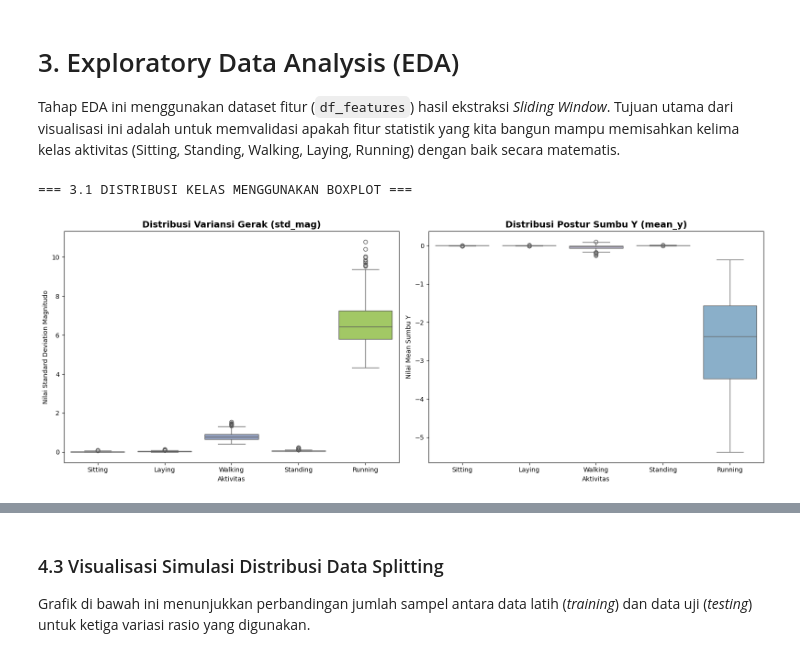
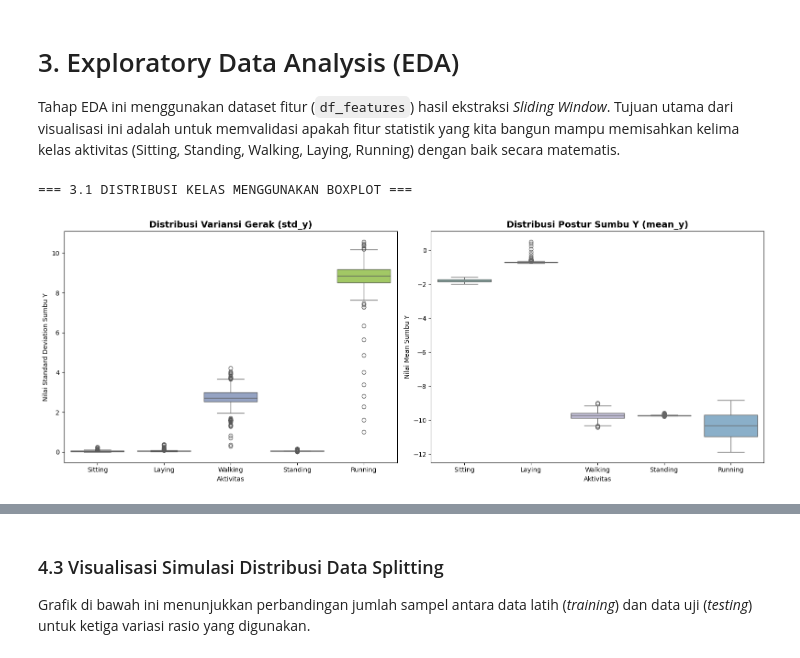
Before and after one commit to AgusHartono-Star/Pembelajaran-Mesin-Agus-Hartono, a Jupyter notebook: Case_Project_Machine_Learning_Agus_Hartono_E1E124025.ipynb, the cells around one changed output, grey strips where cells are left out. Cells and saved outputs as stored; diff of their text form; code cells hidden in the pictures.

```diff
--- a/Case_Project_Machine_Learning_Agus_Hartono_E1E124025.ipynb
+++ b/Case_Project_Machine_Learning_Agus_Hartono_E1E124025.ipynb
@@ -54,11 +64,12 @@ import os
 # Menggunakan daftar file eksplisit milikmu untuk keamanan ekstra
 # Pastikan nama file di bawah ini sama persis dengan yang ada di menu "Files" Colab (kiri layar)
 files_to_combine = [
-    '/content/dataset_Sitting_20260404_202827.csv',
-    '/content/dataset_Laying_20260404_204139.csv',
-    '/content/dataset_Walking_20260404_203619.csv',
-    '/content/dataset_Standing_20260404_203224.csv',
-    '/content/dataset_manual_Running.csv'
+    '/content/dataset_Sitting_20260409_144238.csv',
+    '/content/dataset_Laying_20260409_145824.csv',
+    '/content/dataset_manual_Walking.csv',
+    '/content/dataset_Standing_20260409_150225.csv',
+    '/content/dataset_manual_Running.csv',
+
 ]
 
 data_frames = []
@@ -264,29 +306,33 @@ Tahap EDA ini menggunakan dataset fitur (`df_features`) hasil ekstraksi *Sliding
 # %%
 import matplotlib.pyplot as plt
 import seaborn as sns
+import pandas as pd
 
 print("=== 3.1 DISTRIBUSI KELAS MENGGUNAKAN BOXPLOT ===")
+
+# Combine train and test features for EDA
+df_features = pd.concat([df_train_features, df_test_features], ignore_index=True)
 
 plt.figure(figsize=(16, 6))
 
 # Grafik Kiri: Boxplot Intensitas Gerak
 plt.subplot(1, 2, 1)
 # PERBAIKAN: Tambahkan hue='Activity_Label' dan legend=False
-sns.boxplot(x='Activity_Label', y='std_mag', data=df_features, hue='Activity_Label', palette='Set2', legend=False)
-plt.title('Distribusi Variansi Gerak (std_mag)', fontsize=14, fontweight='bold')
-plt.ylabel('Nilai Standard Deviation Magnitudo')
+sns.boxplot(x='Activity_Label', y='std_y', data=df_features, hue='Activity_Label', palette='Set2', legend=False)
+plt.title('Distribusi Variansi Gerak (std_y)', fontsize=14, fontweight='bold')
+plt.ylabel('Nilai Standard Deviation Sumbu Y')
 plt.xlabel('Aktivitas')
 
 # Grafik Kanan: Boxplot Postur/Orientasi
 plt.subplot(1, 2, 2)
 # PERBAIKAN: Tambahkan hue='Activity_Label' dan legend=False
 sns.boxplot(x='Activity_Label', y='mean_y', data=df_features, hue='Activity_Label', palette='Set3', legend=False)
 plt.title('Distribusi Postur Sumbu Y (mean_y)', fontsize=14, fontweight='bold')
 plt.ylabel('Nilai Mean Sumbu Y')
 plt.xlabel('Aktivitas')
 
 plt.tight_layout()
 plt.show()
 # %% [output]
 === 3.1 DISTRIBUSI KELAS MENGGUNAKAN BOXPLOT ===
-[figure, old version]
+[figure, new version]
```
Also changed, not shown: parts of 35 cells of this notebook.
